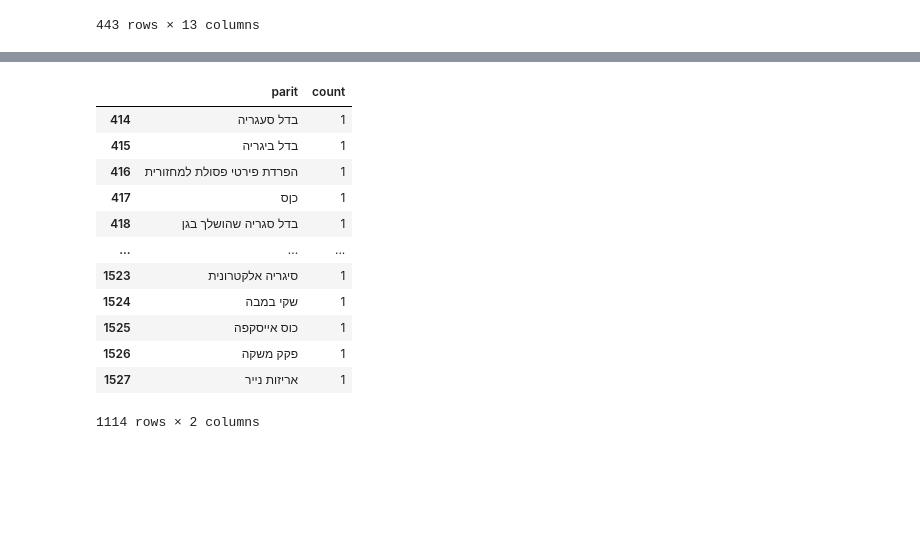
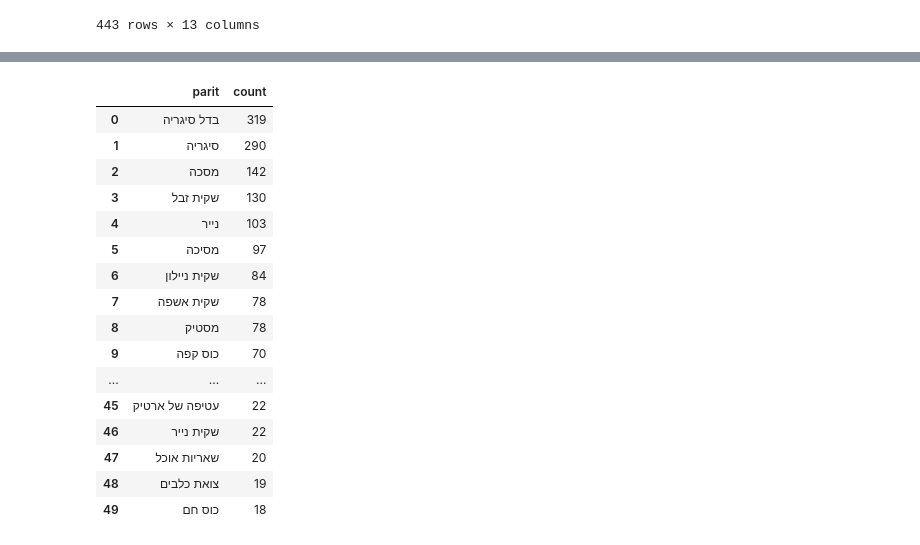
Before and after one commit to ColgateSmile/Visualization_Project_littering-incidents-Israel, a Jupyter notebook: master.ipynb, the cells around one changed output, grey strips where cells are left out. Saved outputs shown, nothing was run; the diff lists cells and outputs as text; code cells hidden in the pictures; blank space fills up the shorter version.

```diff
--- a/master.ipynb
+++ b/master.ipynb
@@ -344,27 +402,38 @@ df_merged[df_merged.apply(lambda x: x.city in x.location_address, axis=1)]
 # %%
-unique_items = df_merged.parit.value_counts()
-unique_items = pd.DataFrame(unique_items).reset_index()
-unique_items = unique_items.sort_values(by='count', ascending=False).reset_index(drop=True)
+unique_items = df_merged.parit.value_counts().to_dict()
+unique_items = pd.DataFrame(unique_items, index=[0]) \
+    .transpose().reset_index() \
+    .rename(columns={
+        'index' : 'parit',
+        0 : 'count'
+    })
+unique_items = unique_items \
+            .sort_values(by='count', ascending=False) \
+            .reset_index(drop=True)
+unique_items
 # pd.DataFrame(unique_items)
 unique_items[
-    # (unique_items.parit.str.len() <= 3) |
-    (unique_items.parit.str.len() > 30)
+    (unique_items['count'] > 10)
 ]
-unique_items[(unique_items['count'] <= 1)]
+unique_items[:50]
 # %% [output]
 |  | parit | count |
-| 414 | בדל סעגריה | 1 |
-| 415 | בדל ביגריה | 1 |
-| 416 | הפרדת פירטי פסולת למחזורית | 1 |
-| 417 | כןס | 1 |
-| 418 | בדל סגריה שהושלך בגן | 1 |
+| 0 | בדל סיגריה | 319 |
+| 1 | סיגריה | 290 |
+| 2 | מסכה | 142 |
+| 3 | שקית זבל | 130 |
+| 4 | נייר | 103 |
+| 5 | מסיכה | 97 |
+| 6 | שקית ניילון | 84 |
+| 7 | שקית אשפה | 78 |
+| 8 | מסטיק | 78 |
+| 9 | כוס קפה | 70 |
 | ... | ... | ... |
-| 1523 | סיגריה אלקטרונית | 1 |
-| 1524 | שקי במבה | 1 |
-| 1525 | כוס אייסקפה | 1 |
-| 1526 | פקק משקה | 1 |
-| 1527 | אריזות נייר | 1 |
+| 45 | עטיפה של ארטיק | 22 |
+| 46 | שקית נייר | 22 |
+| 47 | שאריות אוכל | 20 |
+| 48 | צואת כלבים | 19 |
+| 49 | כוס חם | 18 |
-1114 rows × 2 columns
 # %%
 unique_items[
     (unique_items.parit.str.len() < 20) &
```
Also changed, not shown: parts of 5 cells of this notebook.
